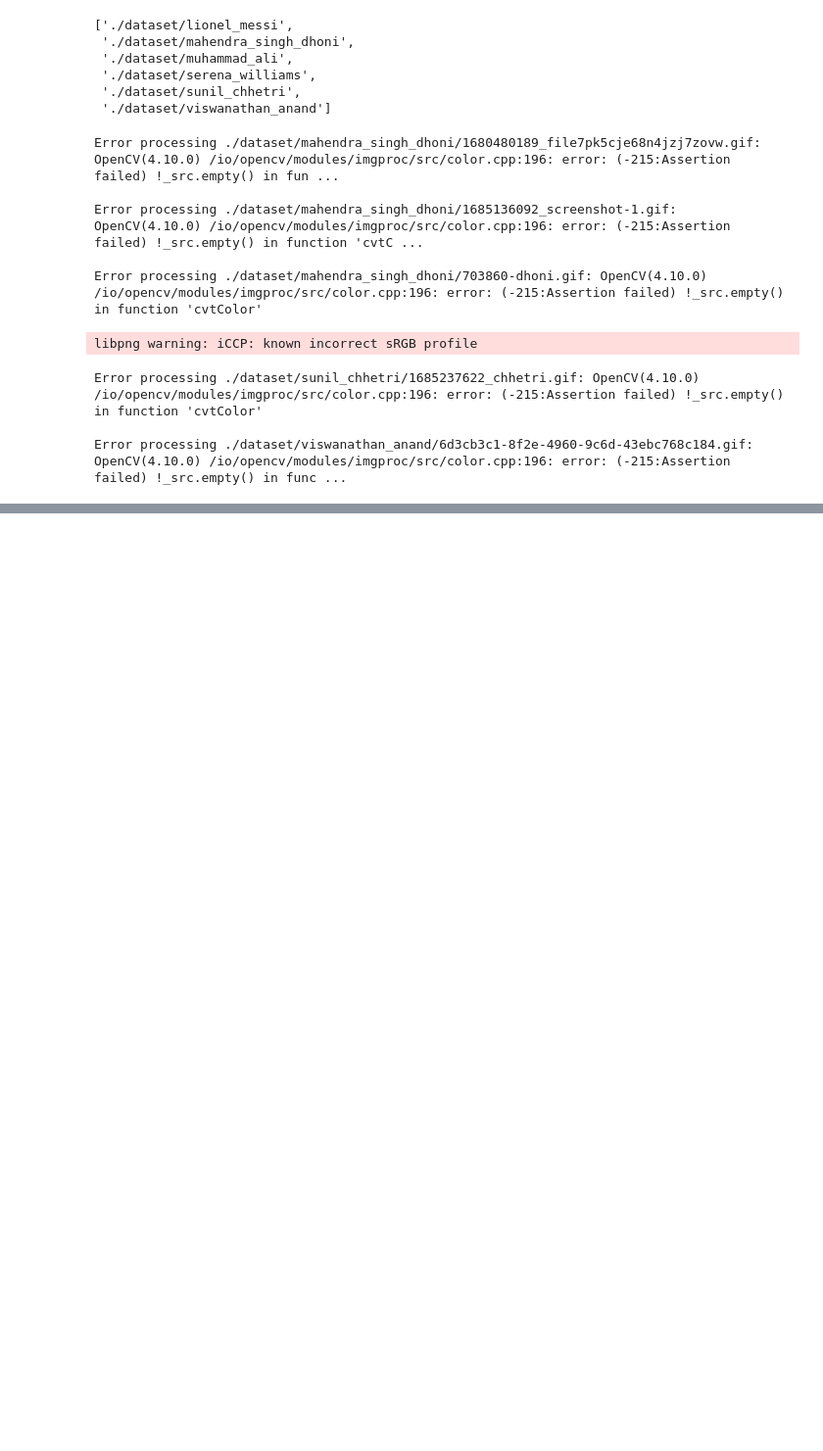
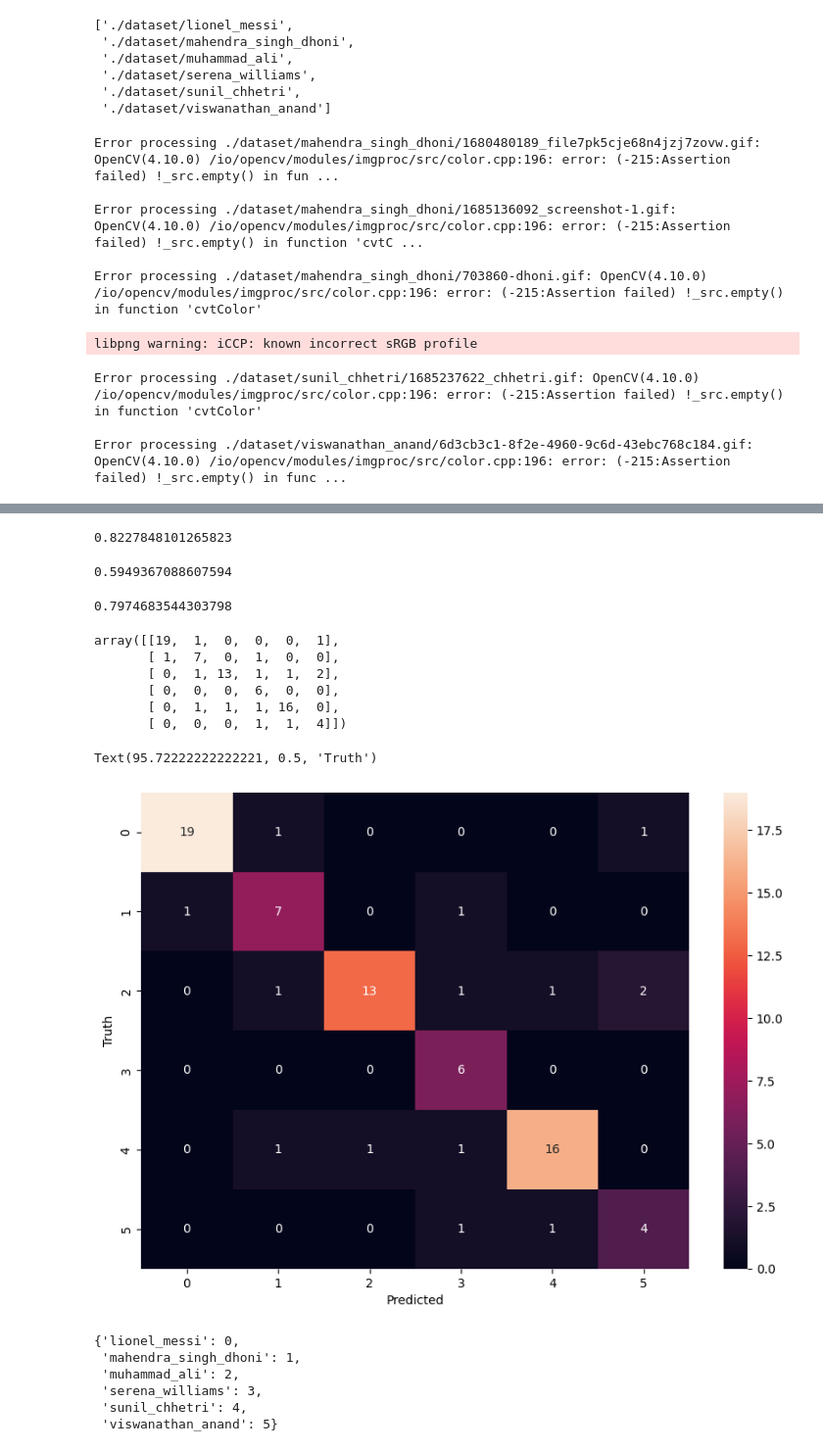
Before and after one commit to nipuran/sport-celebs-classifier, a Jupyter notebook: model/notebook.ipynb, the cells around one changed output, grey strips where cells are left out. Shown at 98% size. Cells and saved outputs as stored; diff of their text form; code cells hidden in the pictures; blank space fills up the shorter version.

```diff
--- a/model/notebook.ipynb
+++ b/model/notebook.ipynb
@@ -154,0 +222,3 @@ Error processing ./dataset/viswanathan_anand/6d3cb3c1-8f2e-4960-9c6d-43ebc768c18
+# %%
+X = np.array(X).reshape(len(X),4096).astype(float)
+X.shape
@@ -154,0 +286,28 @@ Error processing ./dataset/viswanathan_anand/6d3cb3c1-8f2e-4960-9c6d-43ebc768c18
+# %%
+
+scores = []
+best_estimators = {}
+
+for algo, mp in model_params.items():
+    try:
+        # Set up pipeline and GridSearchCV
+        pipe = make_pipeline(StandardScaler(), mp['model'])
+        clf = GridSearchCV(pipe, mp['params'], cv=5, return_train_score=False)
+
+        # Fit the model
+        clf.fit(X_train, y_train)
+
+        # Store the best score and parameters
+        scores.append({
+            'model': algo,
+            'best_score': clf.best_score_,
+            'best_params': clf.best_params_
+        })
+        best_estimators[algo] = clf.best_estimator_
+
+    except Exception as e:
+        print(f"Error with model {algo}: {e}")
+
+# Create DataFrame of results
+df = pd.DataFrame(scores, columns=['model', 'best_score', 'best_params'])
+df
@@ -154,0 +332,43 @@ Error processing ./dataset/viswanathan_anand/6d3cb3c1-8f2e-4960-9c6d-43ebc768c18
+# %%
+best_estimators['svm'].score(X_test,y_test)
+# %% [output]
+0.8227848101265823
+# %%
+best_estimators['random_forest'].score(X_test,y_test)
+# %% [output]
+0.5949367088607594
+# %%
+best_estimators['logistic_regression'].score(X_test,y_test)
+# %% [output]
+0.7974683544303798
+# %%
+best_clf = best_estimators['svm']
+# %%
+from sklearn.metrics import confusion_matrix
+cm = confusion_matrix(y_test, best_clf.predict(X_test))
+cm
+# %% [output]
+array([[19,  1,  0,  0,  0,  1],
+       [ 1,  7,  0,  1,  0,  0],
+       [ 0,  1, 13,  1,  1,  2],
+       [ 0,  0,  0,  6,  0,  0],
+       [ 0,  1,  1,  1, 16,  0],
+       [ 0,  0,  0,  1,  1,  4]])
+# %%
+import seaborn as sn
+plt.figure(figsize = (10,7))
+sn.heatmap(cm, annot=True)
+plt.xlabel('Predicted')
+plt.ylabel('Truth')
+# %% [output]
+Text(95.72222222222221, 0.5, 'Truth')
+[figure, added]
+# %%
+class_dict
+# %% [output]
+{'lionel_messi': 0,
+ 'mahendra_singh_dhoni': 1,
+ 'muhammad_ali': 2,
+ 'serena_williams': 3,
+ 'sunil_chhetri': 4,
+ 'viswanathan_anand': 5}
```
Also changed, not shown: parts of 16 cells of this notebook.
